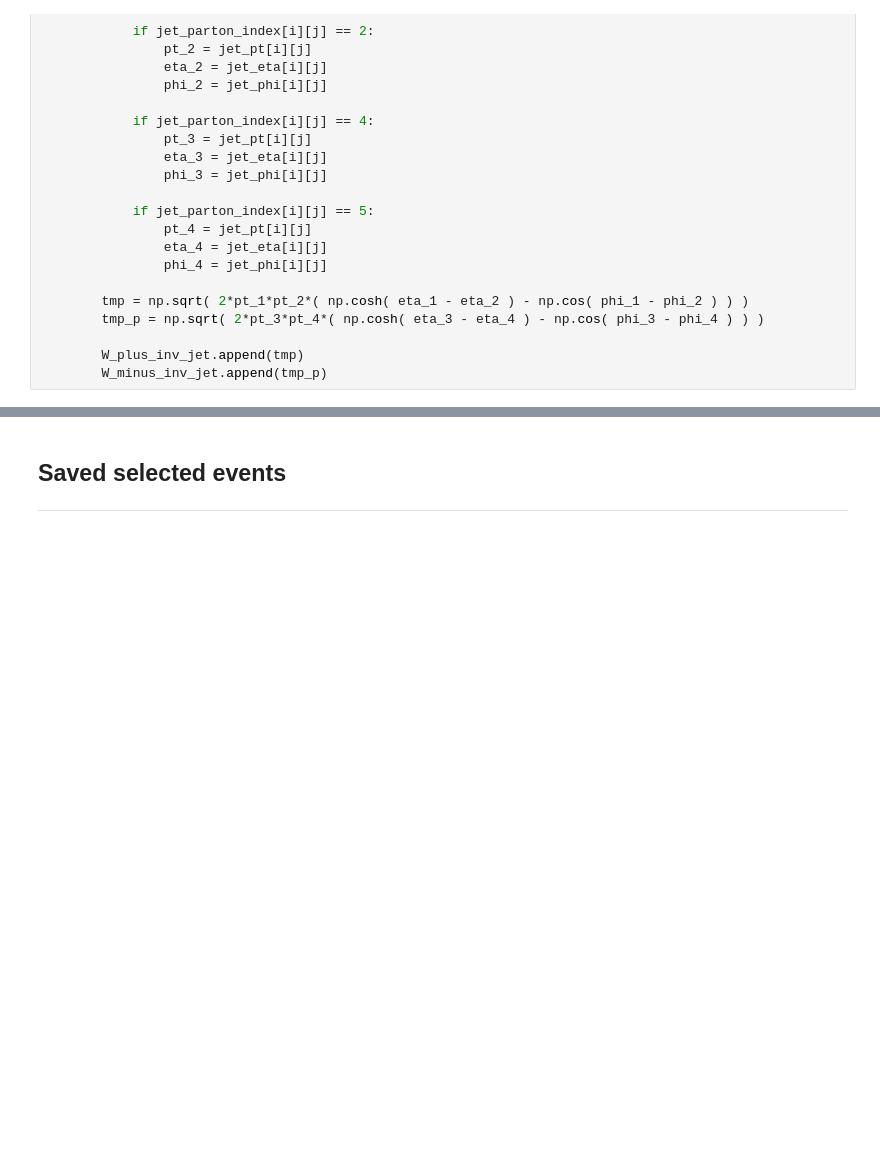
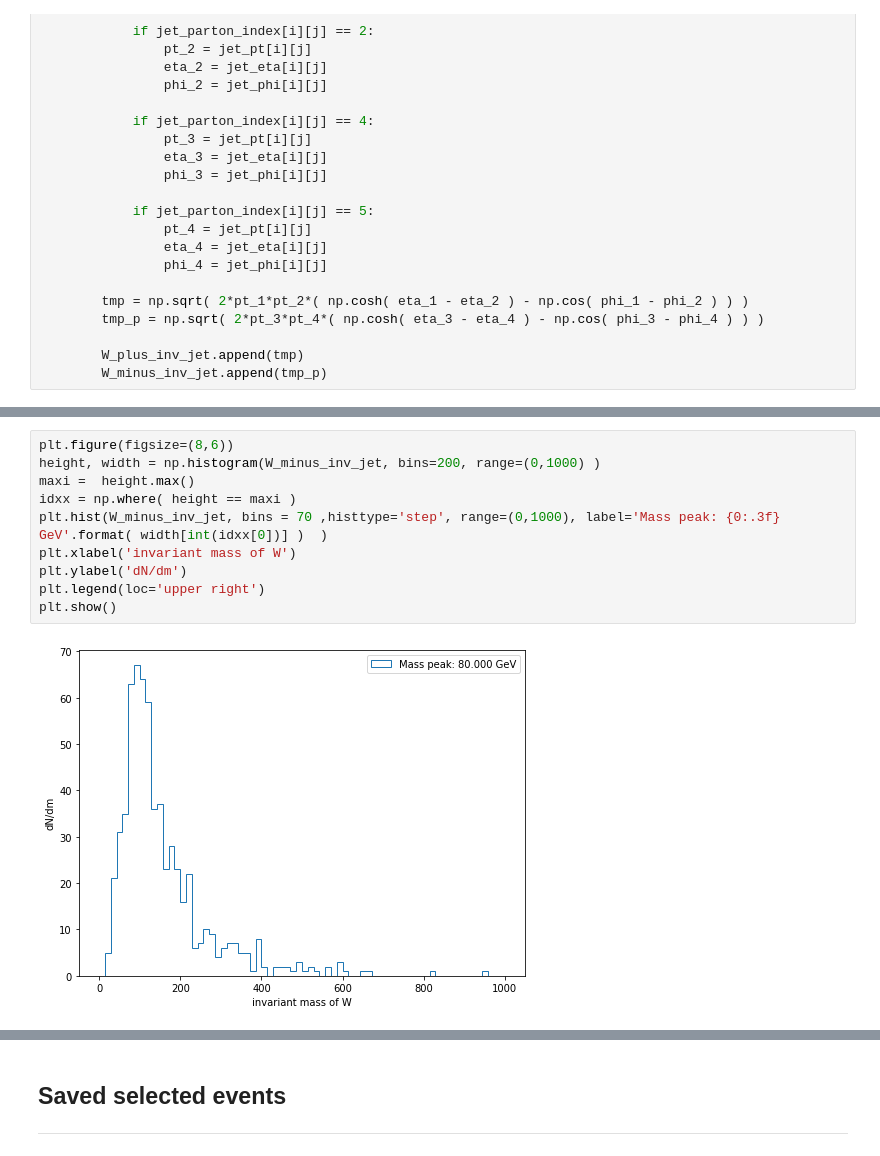
Before and after one commit to mfenton0/HEP-jet-assignment, a Jupyter notebook: analysis_script/parse_uproot_S1_sch.ipynb, the cells around one changed output, grey strips where cells are left out. Drawn from its saved outputs; the diff is of its cells as text; blank space fills up the shorter version.

```diff
--- a/analysis_script/parse_uproot_S1_sch.ipynb
+++ b/analysis_script/parse_uproot_S1_sch.ipynb
@@ -617,0 +630,12 @@ for i in range(len(N_match_top_in_event)):
+# %%
+plt.figure(figsize=(8,6))
+height, width = np.histogram(W_minus_inv_jet, bins=200, range=(0,1000) )
+maxi =  height.max()
+idxx = np.where( height == maxi )
+plt.hist(W_minus_inv_jet, bins = 70 ,histtype='step', range=(0,1000), label='Mass peak: {0:.3f} GeV'.format( width[int(idxx[0])] )  )
+plt.xlabel('invariant mass of W')
+plt.ylabel('dN/dm')
+plt.legend(loc='upper right')
+plt.show()
+# %% [output]
+[figure, added]
```
Also changed, not shown: parts of 31 cells of this notebook, 1 other file.
